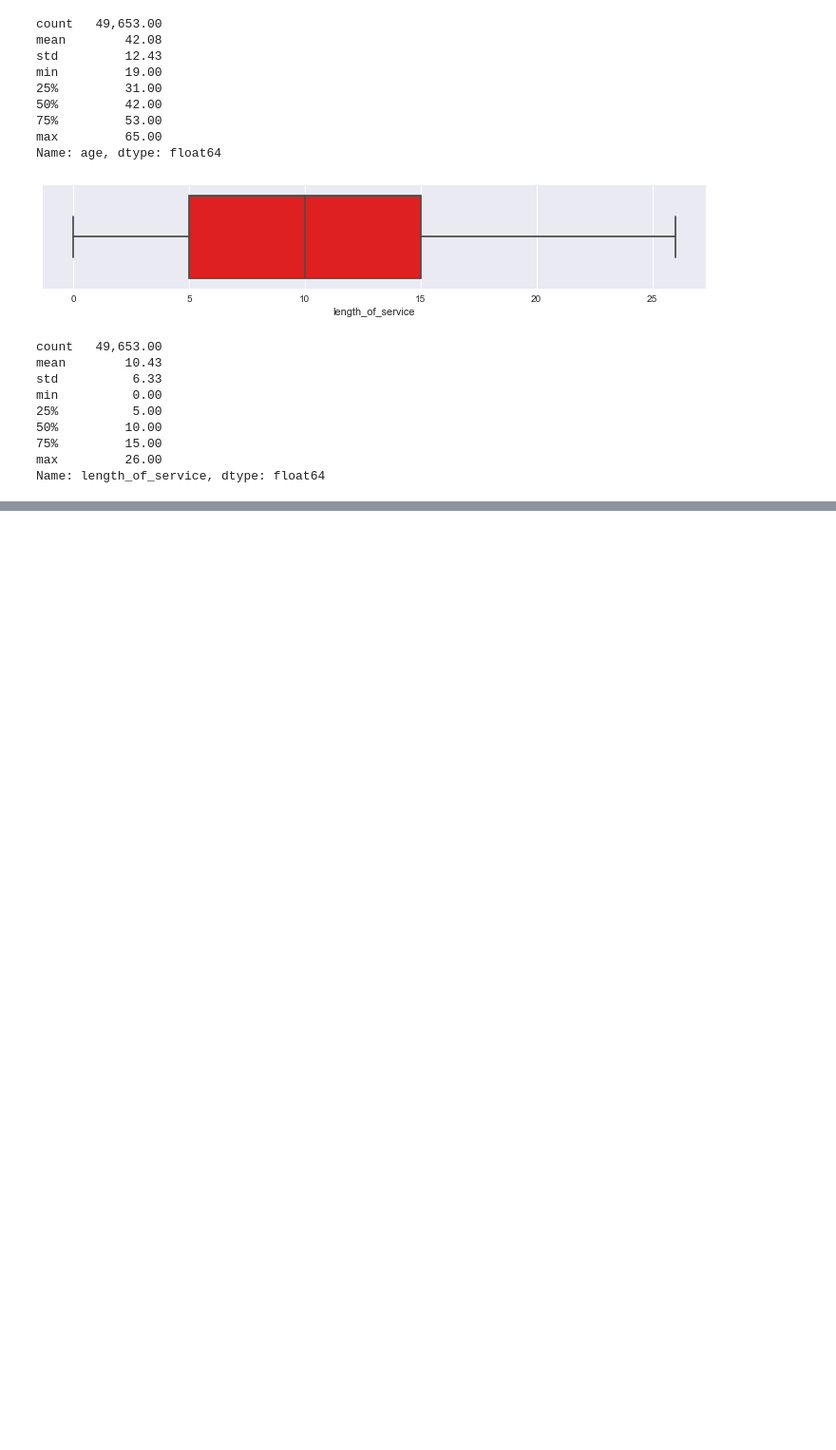
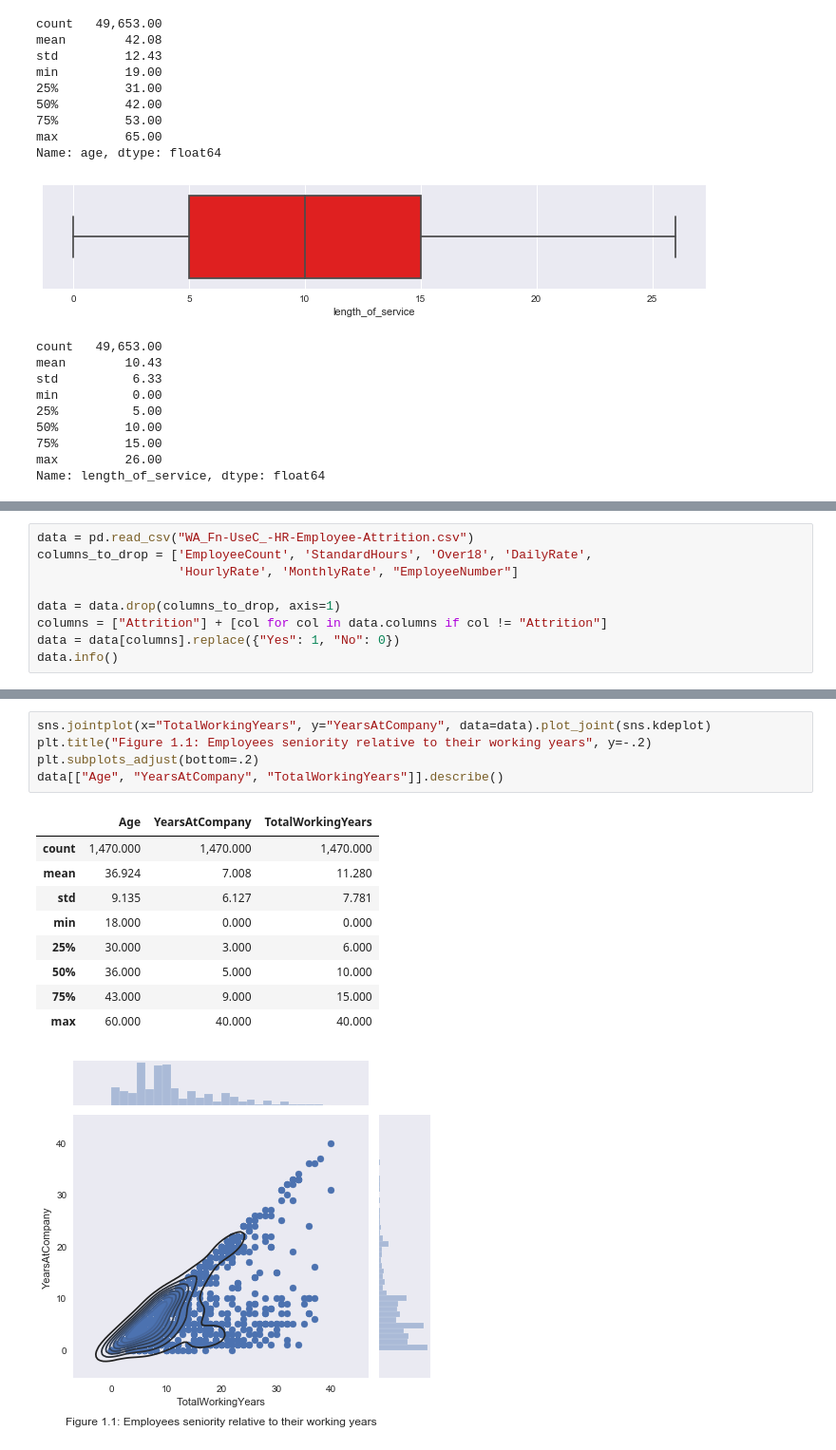
Before and after one commit to MarcusWiilo/hr-analytics, a Jupyter notebook: hr-analytics.ipynb, the cells around one changed output, grey strips where cells are left out. Shown at 95% size. Cells and saved outputs as stored; diff of their text form; blank space fills up the shorter version.

```diff
--- a/hr-analytics.ipynb
+++ b/hr-analytics.ipynb
@@ -966,0 +973,9 @@ Name: length_of_service, dtype: float64
+# %%
+data = pd.read_csv("WA_Fn-UseC_-HR-Employee-Attrition.csv")
+columns_to_drop = ['EmployeeCount', 'StandardHours', 'Over18', 'DailyRate',
+                   'HourlyRate', 'MonthlyRate', "EmployeeNumber"]
+
+data = data.drop(columns_to_drop, axis=1)
+columns = ["Attrition"] + [col for col in data.columns if col != "Attrition"]
+data = data[columns].replace({"Yes": 1, "No": 0})
+data.info()
@@ -966,0 +1000,16 @@ Name: length_of_service, dtype: float64
+# %%
+sns.jointplot(x="TotalWorkingYears", y="YearsAtCompany", data=data).plot_joint(sns.kdeplot)
+plt.title("Figure 1.1: Employees seniority relative to their working years", y=-.2)
+plt.subplots_adjust(bottom=.2)
+data[["Age", "YearsAtCompany", "TotalWorkingYears"]].describe()
+# %% [output]
+|  | Age | YearsAtCompany | TotalWorkingYears |
+| count | 1,470.000 | 1,470.000 | 1,470.000 |
+| mean | 36.924 | 7.008 | 11.280 |
+| std | 9.135 | 6.127 | 7.781 |
+| min | 18.000 | 0.000 | 0.000 |
+| 25% | 30.000 | 3.000 | 6.000 |
+| 50% | 36.000 | 5.000 | 10.000 |
+| 75% | 43.000 | 9.000 | 15.000 |
+| max | 60.000 | 40.000 | 40.000 |
+[figure, added]
```
Also changed, not shown: parts of 21 cells of this notebook, 1 other file.
